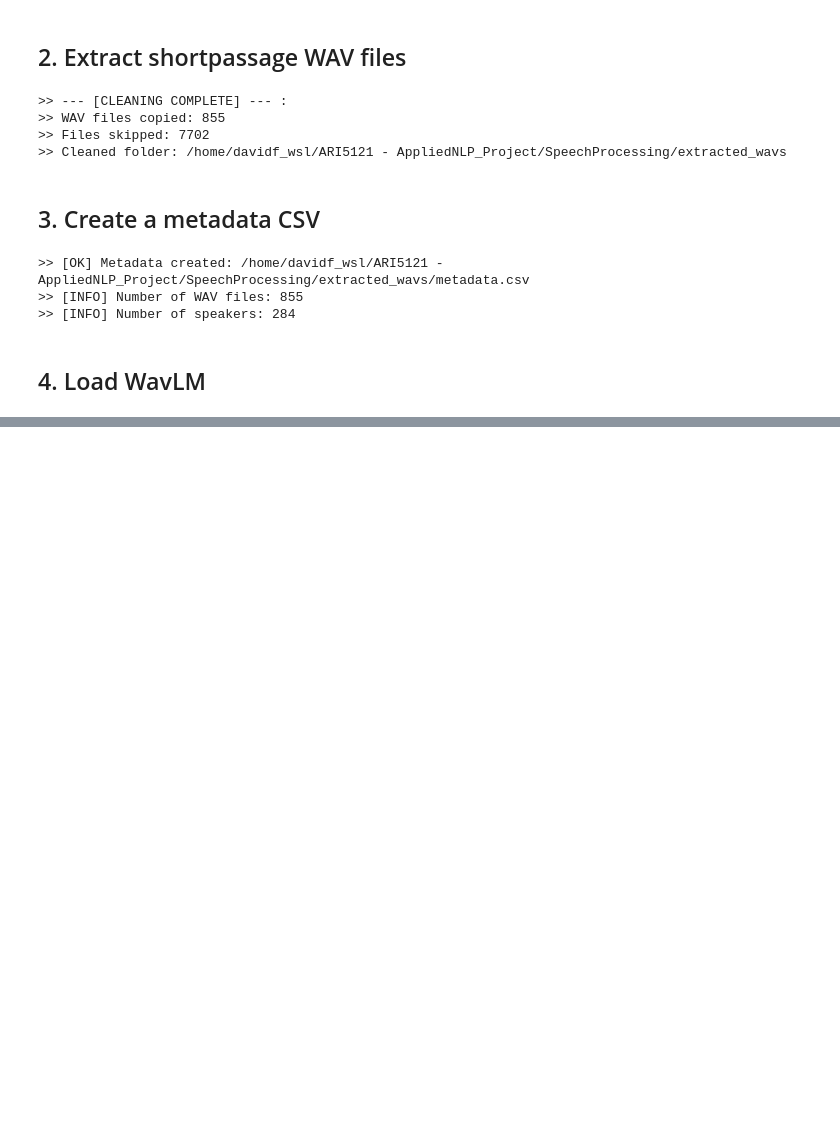
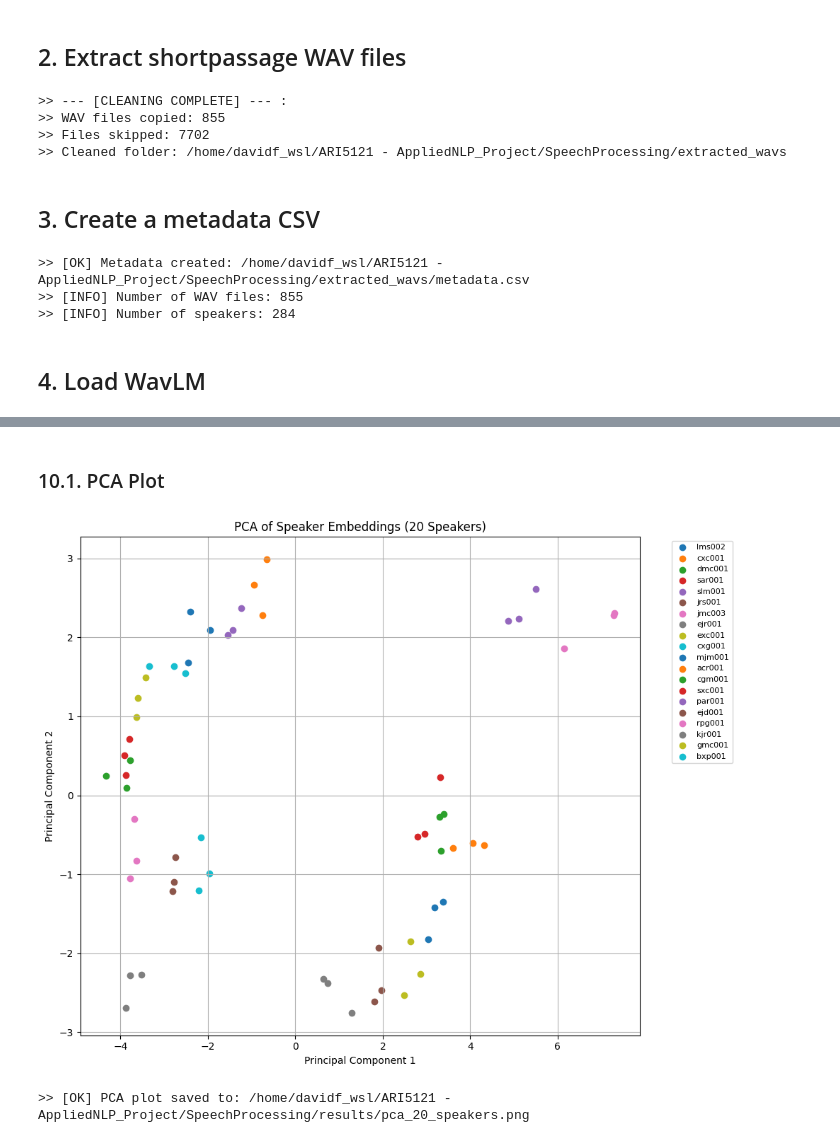
Before and after one commit to DavidF-22/ARI5121-AppliedNLP_Project, a Jupyter notebook: SpeechProcessing/src/SVS_Analysis_and_Eval.ipynb, the cells around one changed output, grey strips where cells are left out. Drawn from its saved outputs; the diff is of its cells as text; code cells hidden in the pictures; blank space fills up the shorter version.

```diff
--- a/SpeechProcessing/src/SVS_Analysis_and_Eval.ipynb
+++ b/SpeechProcessing/src/SVS_Analysis_and_Eval.ipynb
@@ -192,0 +482,40 @@ print(f">> [INFO] Device: {DEVICE}")
+# %%
+# Stack all embeddings into one NumPy array.
+X = np.stack(subset_df["embedding"].values)
+
+# Speaker IDs will be used as labels in the plots.
+speaker_labels = subset_df["speaker_id"].values
+# %% [markdown]
+### 10.1. PCA Plot
+# %%
+# Reduce embeddings to 2 dimensions using PCA.
+pca = PCA(n_components=2)
+X_pca = pca.fit_transform(X)
+
+# Create PCA plot.
+plt.figure(figsize=(10, 8))
+
+for speaker_id in selected_speakers:
+    mask = speaker_labels == speaker_id
+    plt.scatter(
+        X_pca[mask, 0],
+        X_pca[mask, 1],
+        label=speaker_id
+    )
+
+plt.title("PCA of Speaker Embeddings (20 Speakers)")
+plt.xlabel("Principal Component 1")
+plt.ylabel("Principal Component 2")
+plt.legend(bbox_to_anchor=(1.05, 1), loc="upper left", fontsize=8)
+plt.tight_layout()
+plt.grid()
+
+pca_plot_path = RESULTS_DIR / "pca_20_speakers.png"
+plt.savefig(pca_plot_path, dpi=300, bbox_inches="tight")
+
+plt.show()
+
+print(f">> [OK] PCA plot saved to: {pca_plot_path.resolve()}")
+# %% [output]
+[figure, added]
+>> [OK] PCA plot saved to: /home/davidf_wsl/ARI5121 - AppliedNLP_Project/SpeechProcessing/results/pca_20_speakers.png
```
Also changed, not shown: parts of 25 cells of this notebook.
